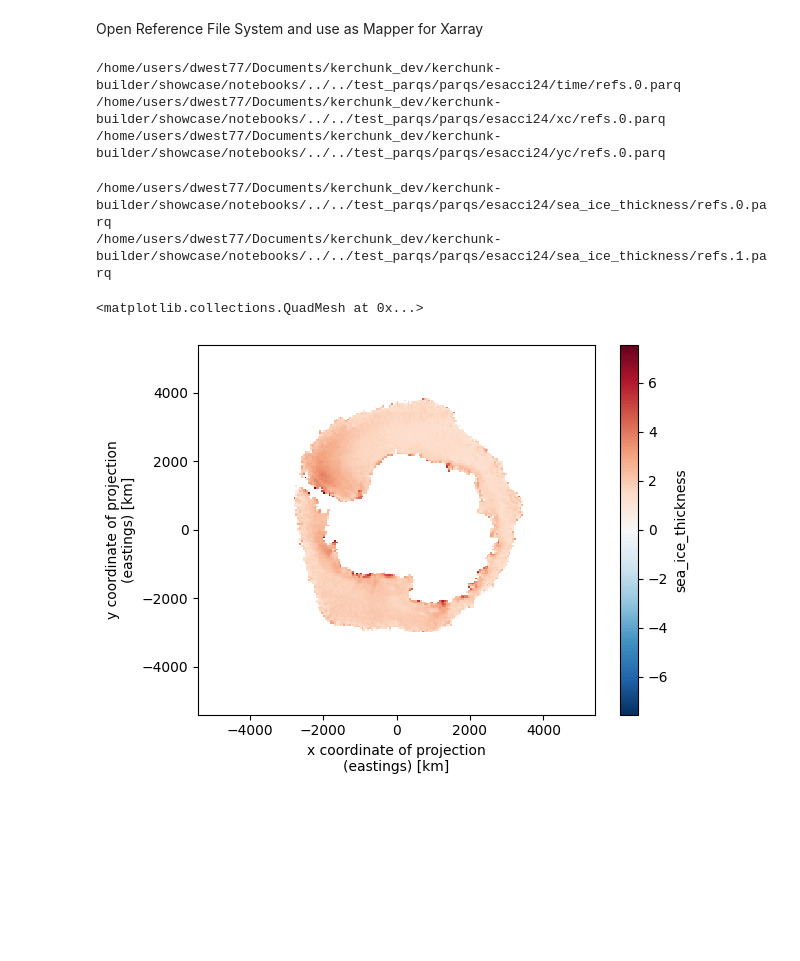
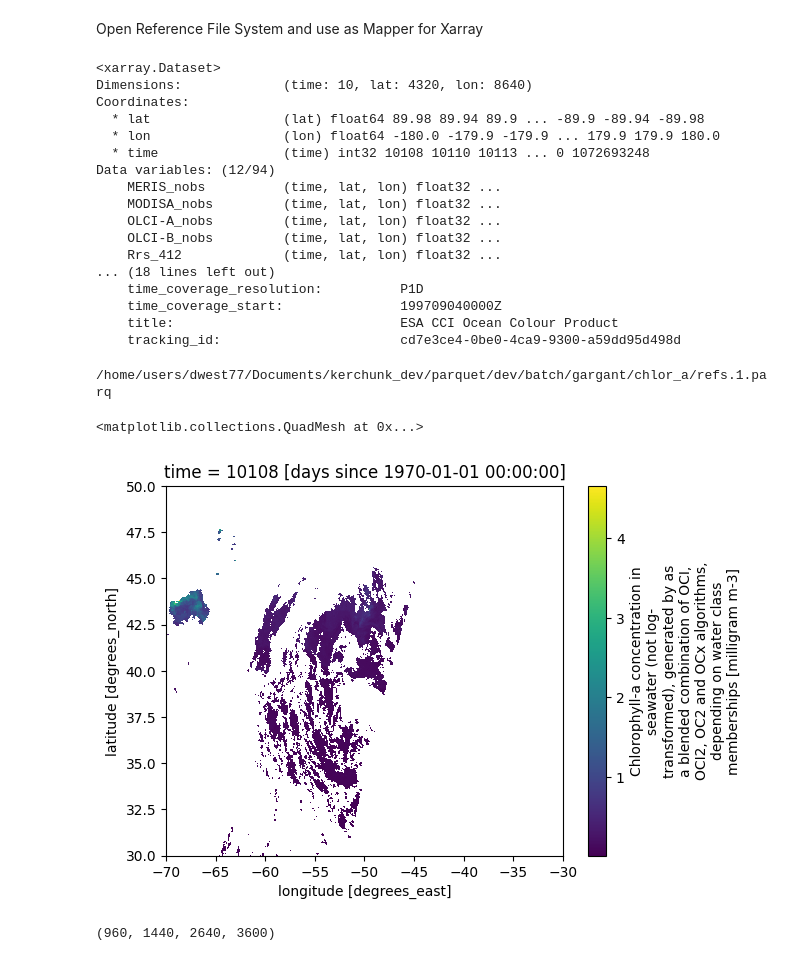
Before and after one commit to cedadev/padocc, a Jupyter notebook: showcase/notebooks/Showcase Parquet.ipynb, the cells around one changed output. Cells and saved outputs as stored; diff of their text form; code cells hidden in the pictures; blank space fills up the shorter version.

```diff
--- a/showcase/notebooks/Showcase Parquet.ipynb
+++ b/showcase/notebooks/Showcase Parquet.ipynb
@@ -13,7 +13,8 @@ import json
 import xarray as xr
 import os, sys
 # %%
-pq = '../../test_parqs/parqs/esacci24'
+#pq = '../../test_parqs/parqs/esacci24'
+pq = '/home/users/dwest77/Documents/kerchunk_dev/parquet/dev/batch/gargant'
 # %% [markdown]
 Open Reference File System and use as Mapper for Xarray
 # %%
@@ -28,14 +29,29 @@ ds = xr.open_dataset(
     engine="zarr",
     backend_kwargs={"consolidated": False, "decode_times": False}
 )
-# %% [output]
-/home/users/dwest77/Documents/kerchunk_dev/kerchunk-builder/showcase/notebooks/../../test_parqs/parqs/esacci24/time/refs.0.parq
-/home/users/dwest77/Documents/kerchunk_dev/kerchunk-builder/showcase/notebooks/../../test_parqs/parqs/esacci24/xc/refs.0.parq
-/home/users/dwest77/Documents/kerchunk_dev/kerchunk-builder/showcase/notebooks/../../test_parqs/parqs/esacci24/yc/refs.0.parq
 # %%
-ds['sea_ice_thickness'].mean(dim='time').plot()
+ds
 # %% [output]
-/home/users/dwest77/Documents/kerchunk_dev/kerchunk-builder/showcase/notebooks/../../test_parqs/parqs/esacci24/sea_ice_thickness/refs.0.parq
-/home/users/dwest77/Documents/kerchunk_dev/kerchunk-builder/showcase/notebooks/../../test_parqs/parqs/esacci24/sea_ice_thickness/refs.1.parq
+<xarray.Dataset>
+Dimensions:             (time: 10, lat: 4320, lon: 8640)
+Coordinates:
+  * lat                 (lat) float64 89.98 89.94 89.9 ... -89.9 -89.94 -89.98
+  * lon                 (lon) float64 -180.0 -179.9 -179.9 ... 179.9 179.9 180.0
+  * time                (time) int32 10108 10110 10113 ... 0 1072693248
+Data variables: (12/94)
+    MERIS_nobs          (time, lat, lon) float32 ...
+    MODISA_nobs         (time, lat, lon) float32 ...
+    OLCI-A_nobs         (time, lat, lon) float32 ...
+    OLCI-B_nobs         (time, lat, lon) float32 ...
+    Rrs_412             (time, lat, lon) float32 ...
+... (18 lines left out)
+    time_coverage_resolution:          P1D
+    time_coverage_start:               199709040000Z
+    title:                             ESA CCI Ocean Colour Product
+    tracking_id:                       cd7e3ce4-0be0-4ca9-9300-a59dd95d498d
-<matplotlib.collections.QuadMesh at 0x...>
-[figure, removed]
+# %%
+ds['chlor_a'][0,latmin:latmax, lonmin:lonmax].plot()
+# %% [output]
+/home/users/dwest77/Documents/kerchunk_dev/parquet/dev/batch/gargant/chlor_a/refs.1.parq
+<matplotlib.collections.QuadMesh at 0x...>
+[figure, added]
@@ -41,0 +67,4 @@ ds['sea_ice_thickness'].mean(dim='time').plot()
+# %%
+latmin, latmax, lonmin, lonmax
+# %% [output]
+(960, 1440, 2640, 3600)
```
Also changed, not shown: parts of 3 cells of this notebook, 3 other files.
